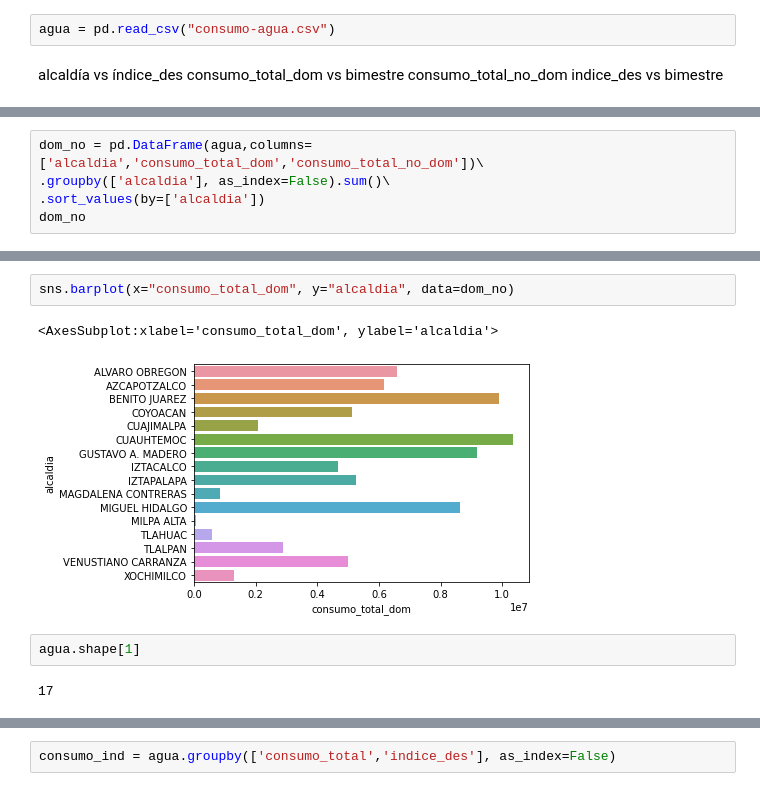
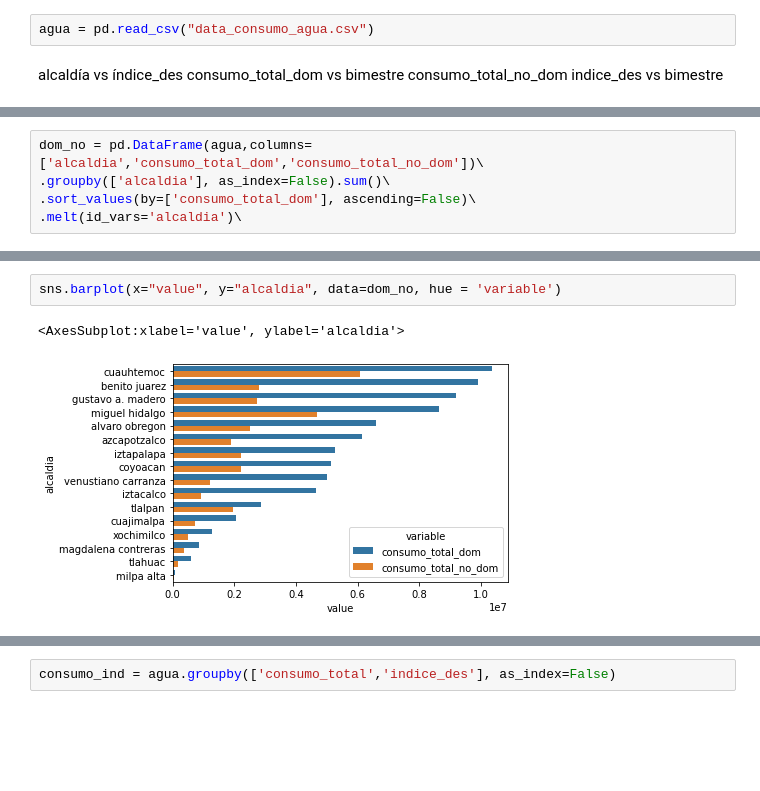
Before and after one commit to ElenaVillano/eda_geda_conagua, a Jupyter notebook: GEDA_Yus.ipynb, the cells around one changed output, grey strips where cells are left out. Cells and saved outputs as stored; diff of their text form; blank space fills up the shorter version.

```diff
--- a/GEDA_Yus.ipynb
+++ b/GEDA_Yus.ipynb
@@ -3,7 +3,7 @@ import seaborn as sns
 import pandas as pd
 import numpy as np
 # %%
-agua = pd.read_csv("consumo-agua.csv")
+agua = pd.read_csv("data_consumo_agua.csv")
 # %% [markdown]
 alcaldía vs índice_des
 consumo_total_dom vs bimestre
@@ -17,5 +17,5 @@ agua.head(1)
 # %%
 dom_no = pd.DataFrame(agua,columns=['alcaldia','consumo_total_dom','consumo_total_no_dom'])\
 .groupby(['alcaldia'], as_index=False).sum()\
-.sort_values(by=['alcaldia'])
-dom_no
+.sort_values(by=['consumo_total_dom'], ascending=False)\
+.melt(id_vars='alcaldia')\
@@ -40,9 +22,5 @@ dom_no
 # %%
-sns.barplot(x="consumo_total_dom", y="alcaldia", data=dom_no)
+sns.barplot(x="value", y="alcaldia", data=dom_no, hue = 'variable')
 # %% [output]
-<AxesSubplot:xlabel='consumo_total_dom', ylabel='alcaldia'>
+<AxesSubplot:xlabel='value', ylabel='alcaldia'>
-[figure, old version]
+[figure, new version]
-# %%
-agua.shape[1]
-# %% [output]
-17
```
Also changed, not shown: parts of 6 cells of this notebook.
